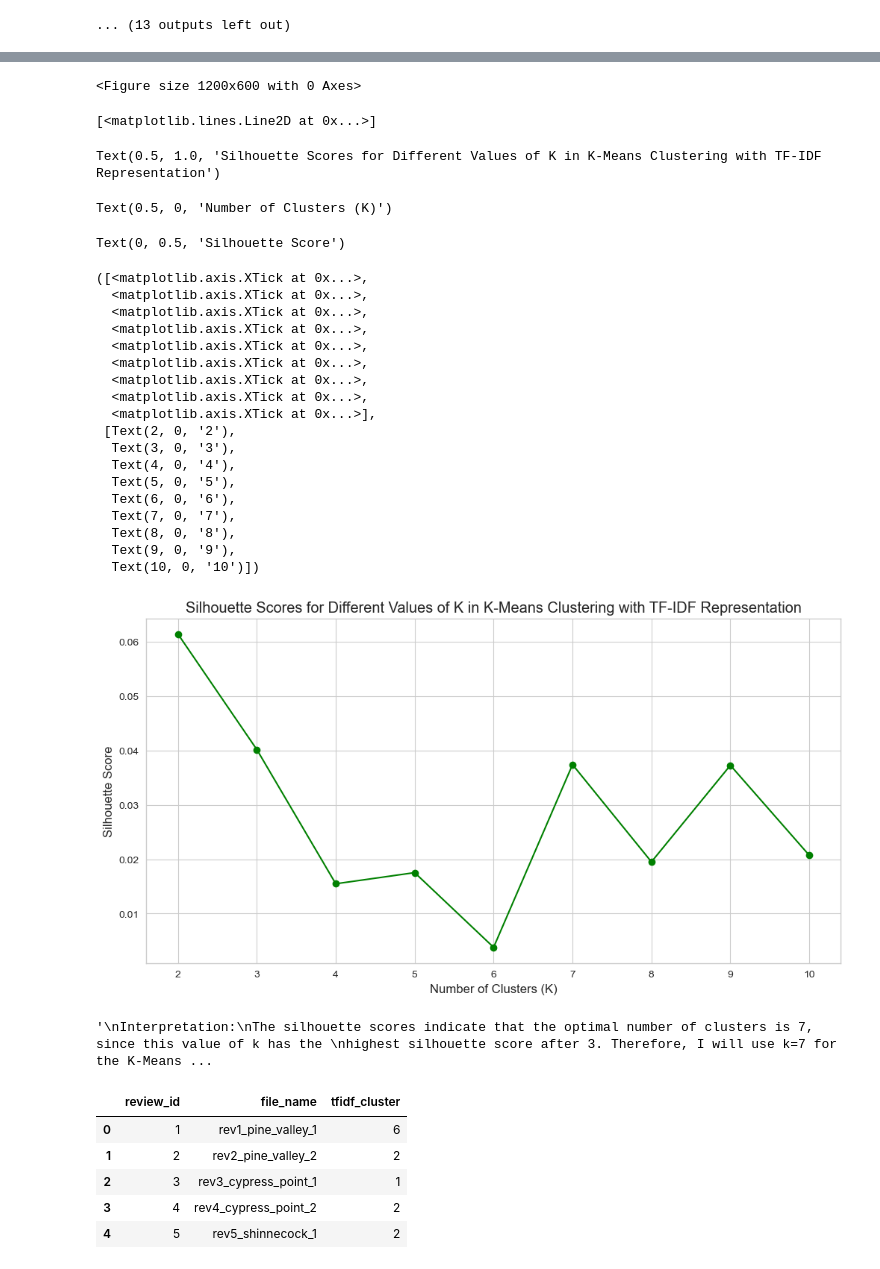
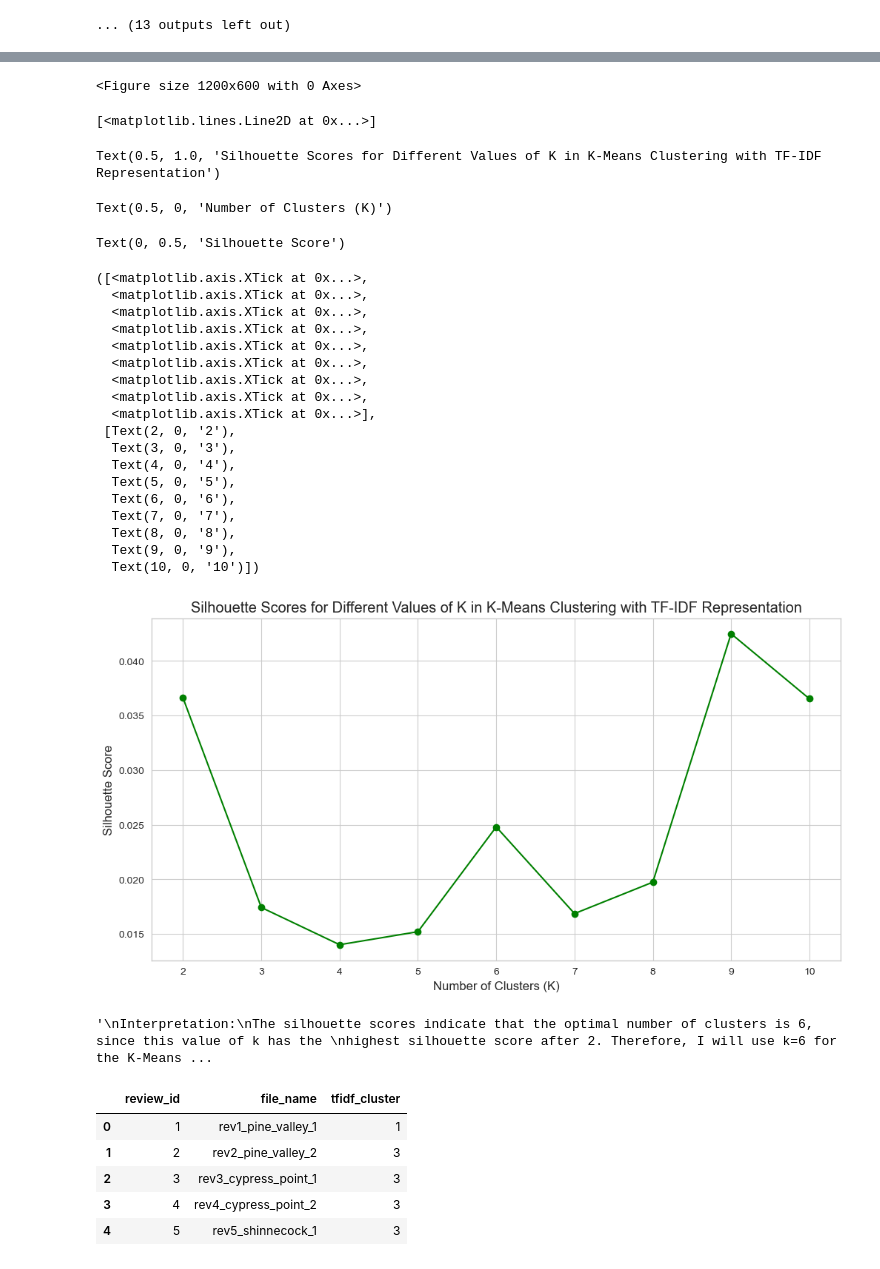
Before and after one commit to stefanjenss/Natural_Language_Processing, a Jupyter notebook: MSDS_453_Term_Project/V1_top_courses_NLP_code.ipynb, the cells around one changed output, grey strips where cells are left out. Cells and saved outputs as stored; diff of their text form; code cells hidden in the pictures.

```diff
--- a/MSDS_453_Term_Project/V1_top_courses_NLP_code.ipynb
+++ b/MSDS_453_Term_Project/V1_top_courses_NLP_code.ipynb
@@ -196,7 +198,21 @@ The next step is to preprocess the text data. I will perform the following steps
         - For the stopword removal step, I will use the NLTK corpus, which provides a list of stopwords for the English language.
     7. Lemmatization: Reduce words to their base or root form
         - For the lemmatization step, I will use the spaCy library, which provides a fast and accurate lemmatization tool.
+    8. Domain-specific stopword removal: Remove domain-specific stopwords that are not captured by the general stopwords, but
+       that are very common in the golf course review corpus.
+            The domain-specific stopwords identified are:
+            - course
+            - play
+            - hole
+            - green
+            - par
+            - tee
+            - yard
+            - golf
+    9. Apply the preprocessing function to the 'review_text' column to clean the text data
 """
+
+
 
 # Define the function to preprocess the text data
 def preprocess_test(text):
@@ -212,10 +228,13 @@ def preprocess_test(text):
     nlp = spacy.load('en_core_web_sm')
         # Apply lemmatization to each token
     tokens = [token.lemma_ for token in nlp(' '.join(tokens))]
+    # 8. Domain-specific stopword removal
+    domain_specific_stopwords = ['course', 'play', 'hole', 'green', 'par', 'tee', 'yard', 'golf']
+    tokens = [word for word in tokens if word not in domain_specific_stopwords]
     # Return the preprocessed text as a single string
     return ' '.join(tokens)
 
-# Apply the preprocessing function to the 'review_text' column
+# 9. Apply the preprocessing function to the 'review_text' column
 golf_course_review['cleaned_review_text'] = golf_course_review['review_text'].apply(preprocess_test)
 
 # Display the preprocessed text data
@@ -329,13 +348,13 @@ plt.show()
 
 """
 Interpretation:
-The silhouette scores indicate that the optimal number of clusters is 7, since this value of k has the
-highest silhouette score after 3. Therefore, I will use k=7 for the K-Means clustering with the TF-IDF
+The silhouette scores indicate that the optimal number of clusters is 6, since this value of k has the
+highest silhouette score after 2. Therefore, I will use k=6 for the K-Means clustering with the TF-IDF
 representation.
 """
 
-# Perform K-Means clustering with k=7
-kmeans = KMeans(n_clusters=7, random_state=42)
+# Perform K-Means clustering with k=6
+kmeans = KMeans(n_clusters=6, random_state=42)
 cluster_labels = kmeans.fit_predict(tfidf_matrix)
 # Add the cluster labels to the DataFrame
 golf_course_review['tfidf_cluster'] = cluster_labels
@@ -359,32 +378,32 @@ cluster_counts
 <Figure size 1200x600 with 0 Axes>
 [<matplotlib.lines.Line2D at 0x...>]
 Text(0.5, 1.0, 'Silhouette Scores for Different Values of K in K-Means Clustering with TF-IDF Representation')
 Text(0.5, 0, 'Number of Clusters (K)')
 Text(0, 0.5, 'Silhouette Score')
 ([<matplotlib.axis.XTick at 0x...>,
   <matplotlib.axis.XTick at 0x...>,
   <matplotlib.axis.XTick at 0x...>,
   <matplotlib.axis.XTick at 0x...>,
   <matplotlib.axis.XTick at 0x...>,
   <matplotlib.axis.XTick at 0x...>,
   <matplotlib.axis.XTick at 0x...>,
   <matplotlib.axis.XTick at 0x...>,
   <matplotlib.axis.XTick at 0x...>],
  [Text(2, 0, '2'),
   Text(3, 0, '3'),
   Text(4, 0, '4'),
   Text(5, 0, '5'),
   Text(6, 0, '6'),
   Text(7, 0, '7'),
   Text(8, 0, '8'),
   Text(9, 0, '9'),
   Text(10, 0, '10')])
-[figure, old version]
+[figure, new version]
-'\nInterpretation:\nThe silhouette scores indicate that the optimal number of clusters is 7, since this value of k has the \nhighest silhouette score after 3. Therefore, I will use k=7 for the K-Means ...
+'\nInterpretation:\nThe silhouette scores indicate that the optimal number of clusters is 6, since this value of k has the \nhighest silhouette score after 2. Therefore, I will use k=6 for the K-Means ...
 |  | review_id | file_name | tfidf_cluster |
-| 0 | 1 | rev1_pine_valley_1 | 6 |
-| 1 | 2 | rev2_pine_valley_2 | 2 |
-| 2 | 3 | rev3_cypress_point_1 | 1 |
-| 3 | 4 | rev4_cypress_point_2 | 2 |
-| 4 | 5 | rev5_shinnecock_1 | 2 |
+| 0 | 1 | rev1_pine_valley_1 | 1 |
+| 1 | 2 | rev2_pine_valley_2 | 3 |
+| 2 | 3 | rev3_cypress_point_1 | 3 |
+| 3 | 4 | rev4_cypress_point_2 | 3 |
+| 4 | 5 | rev5_shinnecock_1 | 3 |
 tfidf_cluster
```
Also changed, not shown: parts of 12 cells of this notebook, 1 other file.
